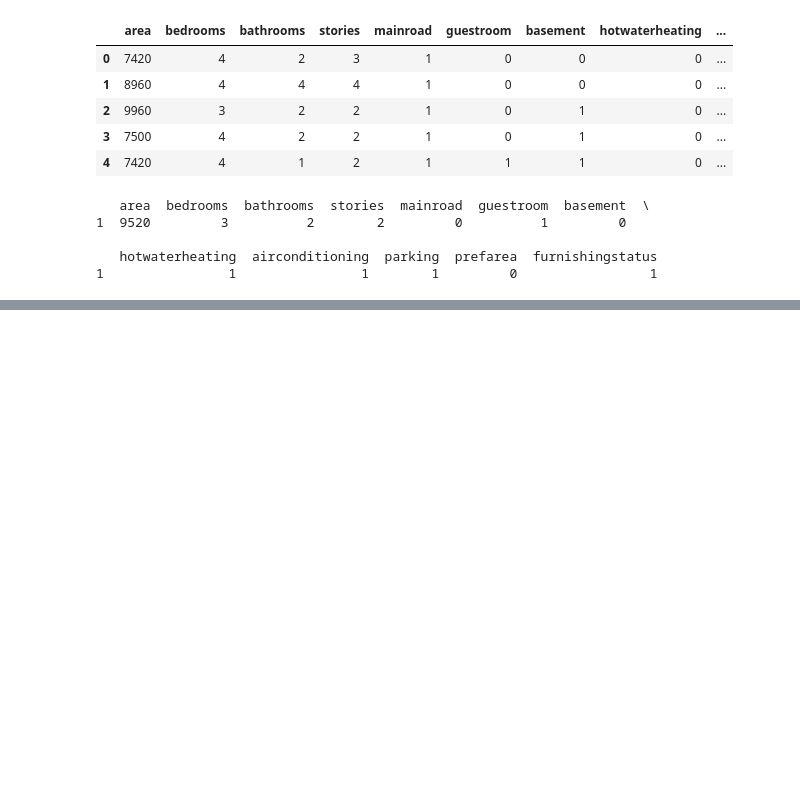
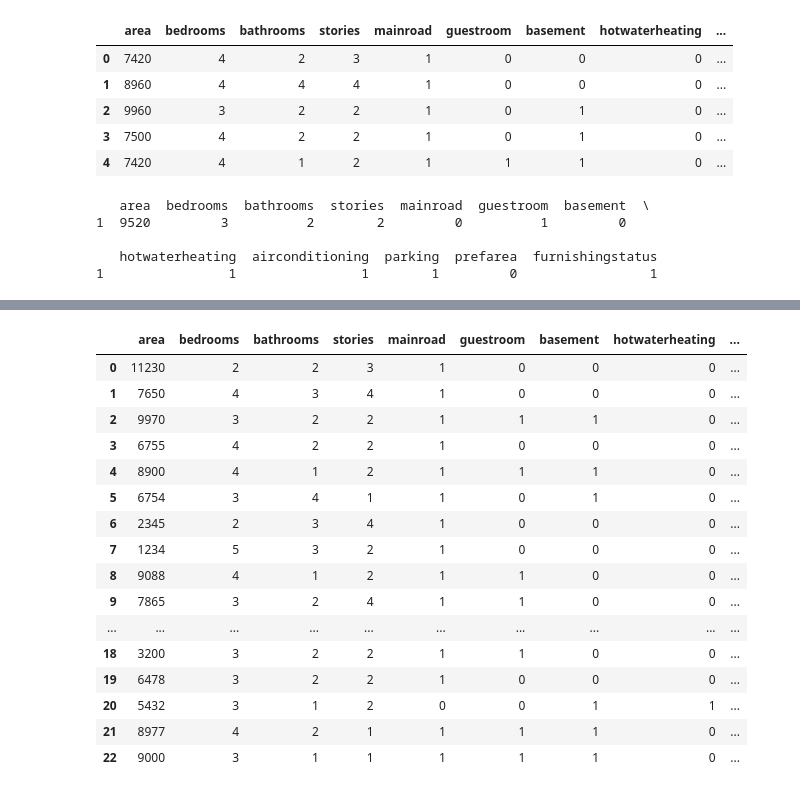
Before and after one commit to arwavis/Python_Ash_Vep_Excercise, a Jupyter notebook: Assesments/Linear Regression_Assesment/House_Price_Prediction.ipynb, the cells around one changed output, grey strips where cells are left out. Cells and saved outputs as stored; diff of their text form; code cells hidden in the pictures; blank space fills up the shorter version.

```diff
--- a/Assesments/Linear Regression_Assesment/House_Price_Prediction.ipynb
+++ b/Assesments/Linear Regression_Assesment/House_Price_Prediction.ipynb
@@ -190,0 +191,30 @@ the charges allocated to the new customer is [7863055.23]
+# %%
+new_insert_data=pd.read_csv("new_dataset.csv")
+# %%
+new_insert_data['mainroad']=new_insert_data['mainroad'].apply({'yes':1,'no':0}.get)
+new_insert_data['guestroom']=new_insert_data['guestroom'].apply({'yes':1,'no':0}.get)
+new_insert_data['basement']=new_insert_data['basement'].apply({'yes':1,'no':0}.get)
+new_insert_data['hotwaterheating']=new_insert_data['hotwaterheating'].apply({'yes':1,'no':0}.get)
+new_insert_data['airconditioning']=new_insert_data['airconditioning'].apply({'yes':1,'no':0}.get)
+new_insert_data['prefarea']=new_insert_data['prefarea'].apply({'yes':1,'no':0}.get)
+new_insert_data['furnishingstatus']=new_insert_data['furnishingstatus'].apply({'furnished':1,'semi-furnished':0, 'unfurnished':2}.get)
+# %%
+new_insert_data
+# %% [output]
+|  | area | bedrooms | bathrooms | stories | mainroad | guestroom | basement | hotwaterheating | ... |
+| 0 | 11230 | 2 | 2 | 3 | 1 | 0 | 0 | 0 | ... |
+| 1 | 7650 | 4 | 3 | 4 | 1 | 0 | 0 | 0 | ... |
+| 2 | 9970 | 3 | 2 | 2 | 1 | 1 | 1 | 0 | ... |
+| 3 | 6755 | 4 | 2 | 2 | 1 | 0 | 0 | 0 | ... |
+| 4 | 8900 | 4 | 1 | 2 | 1 | 1 | 1 | 0 | ... |
+| 5 | 6754 | 3 | 4 | 1 | 1 | 0 | 1 | 0 | ... |
+| 6 | 2345 | 2 | 3 | 4 | 1 | 0 | 0 | 0 | ... |
+| 7 | 1234 | 5 | 3 | 2 | 1 | 0 | 0 | 0 | ... |
+| 8 | 9088 | 4 | 1 | 2 | 1 | 1 | 0 | 0 | ... |
+| 9 | 7865 | 3 | 2 | 4 | 1 | 1 | 0 | 0 | ... |
+| ... | ... | ... | ... | ... | ... | ... | ... | ... | ... |
+| 18 | 3200 | 3 | 2 | 2 | 1 | 1 | 0 | 0 | ... |
+| 19 | 6478 | 3 | 2 | 2 | 1 | 0 | 0 | 0 | ... |
+| 20 | 5432 | 3 | 1 | 2 | 0 | 0 | 1 | 1 | ... |
+| 21 | 8977 | 4 | 2 | 1 | 1 | 1 | 1 | 0 | ... |
+| 22 | 9000 | 3 | 1 | 1 | 1 | 1 | 1 | 0 | ... |
```
Also changed, not shown: parts of 6 cells of this notebook, 2 other files.
